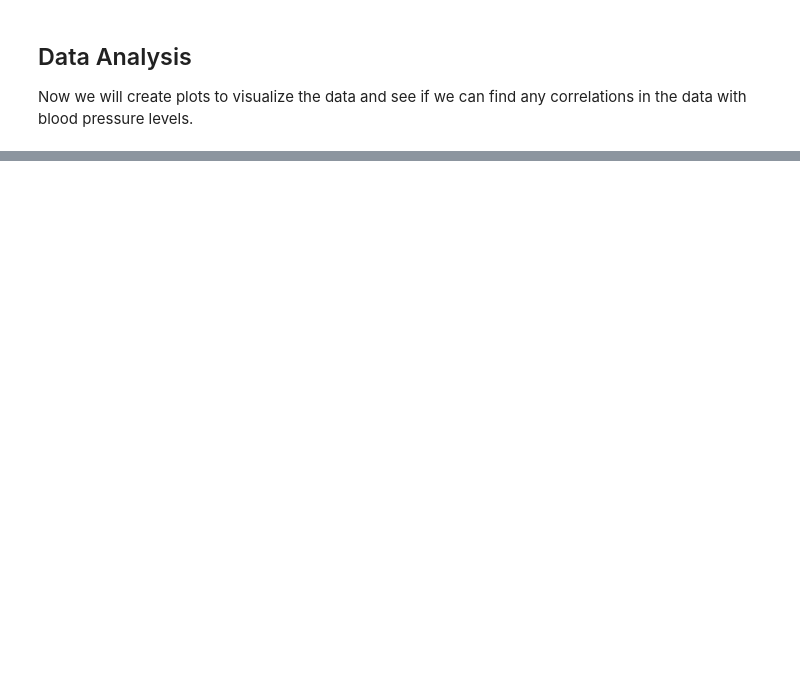
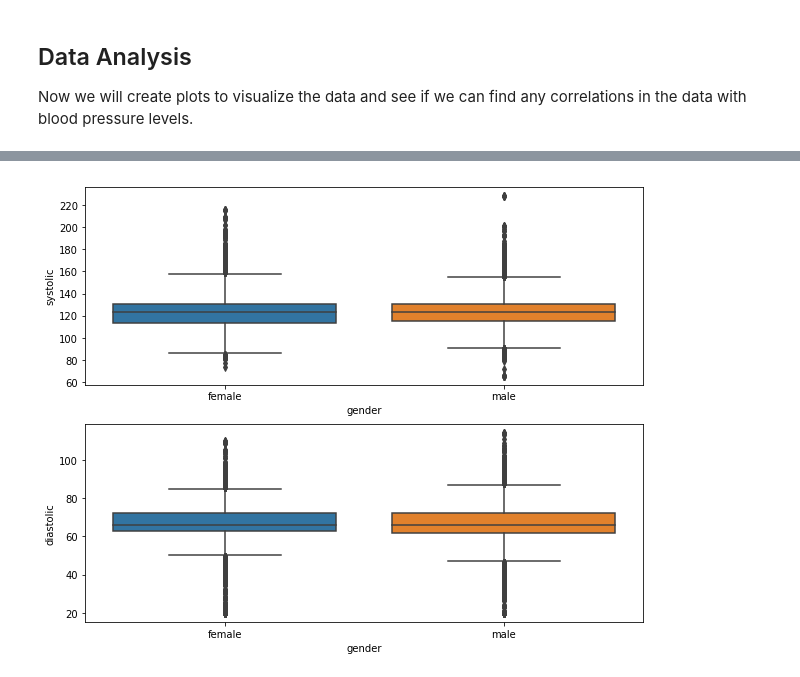
Before and after one commit to mccomackjp/blood-pressure-analysis-and-prediction, a Jupyter notebook: blood_pressure_analysis_and_prediction.ipynb, the cells around one changed output, grey strips where cells are left out. Saved outputs shown, nothing was run; the diff lists cells and outputs as text; code cells hidden in the pictures; blank space fills up the shorter version.

```diff
--- a/blood_pressure_analysis_and_prediction.ipynb
+++ b/blood_pressure_analysis_and_prediction.ipynb
@@ -600,0 +796,4 @@ def plot(columns, df):
+# %%
+plot(['gender'], df)
+# %% [output]
+[figure, added]
```
Also changed, not shown: parts of 50 cells of this notebook.
